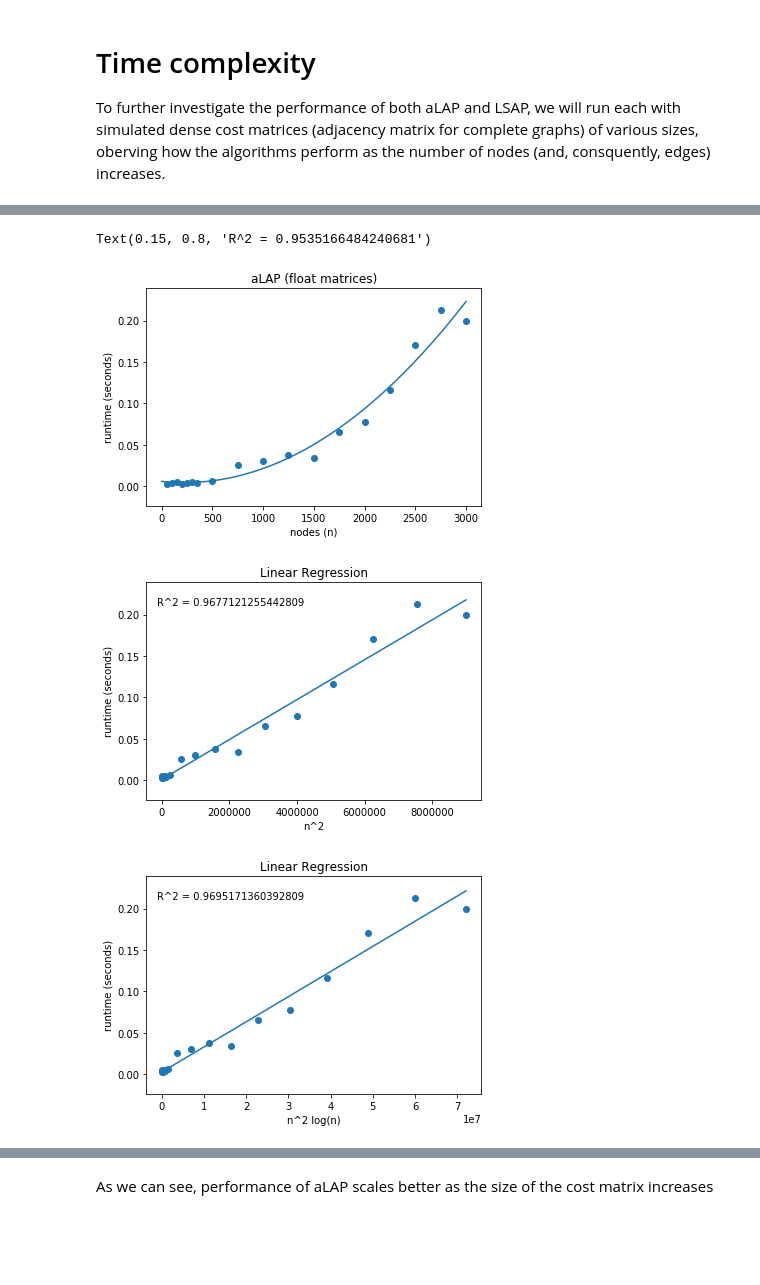
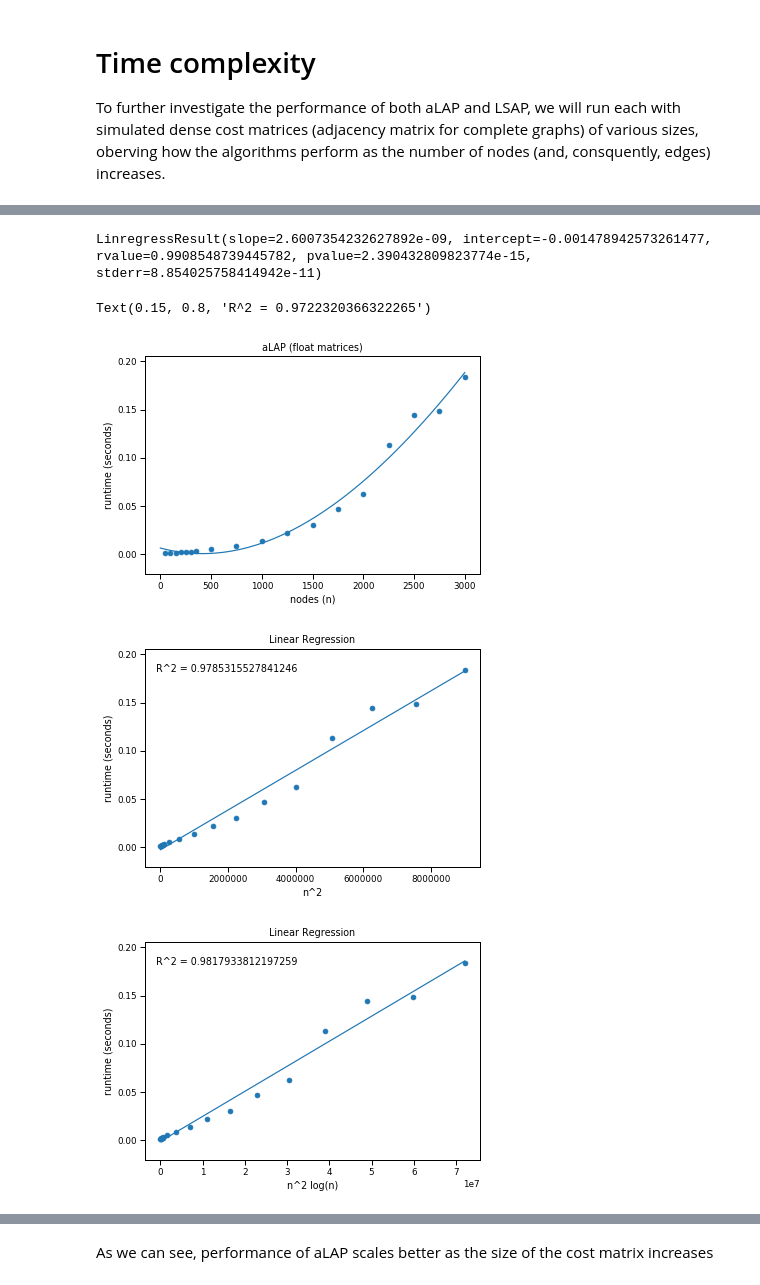
Before and after one commit to asaadeldin11/nbview, a Jupyter notebook: aLAP_code.ipynb, the cells around one changed output, grey strips where cells are left out. Cells and saved outputs as stored; diff of their text form; code cells hidden in the pictures; blank space fills up the shorter version.

```diff
--- a/aLAP_code.ipynb
+++ b/aLAP_code.ipynb
@@ -260,7 +282,7 @@ n = [50, 100, 150, 200, 250, 300, 350,500,750, 1000, 1250, 1500,
      1750, 2000, 2250, 2500, 2750, 3000]
 scipy = np.zeros(len(n))
 alap = np.zeros(len(n))
-reps = 5
+reps = 15
 
 for i, node in enumerate(n):
     for j in range(reps):
@@ -284,6 +306,7 @@ A = dense_matrix(node)'''
     #print(i)
 # %%
 from scipy.stats import linregress
+sns.set_context('paper')
 plt.scatter(n, alap)
 # coef = np.polyfit([i**2 for i in n], alap[:,0], 2)
 coef = np.polyfit(n, alap, 3)
@@ -301,34 +324,36 @@ res = linregress([i**2 for i in n], alap)
 y_new = np.poly1d([res[0], res[1]])
 m = np.max([(i**2) for i in n])
 plt.plot(np.linspace(0,m,100), y_new(np.linspace(0,m,100)))
 plt.title("Linear Regression")
 plt.ylabel('runtime (seconds)')
 plt.xlabel('n^2')
 plt.figtext(0.15,0.80, 'R^2 = '+ str(res[2]**2))
 
 plt.figure()
 plt.scatter([(i**2)*np.log(i) for i in n], alap)
 res = linregress([(i**2)*np.log(i) for i in n], alap)
 y_new = np.poly1d([res[0], res[1]])
+print(res)
 m = np.max([(i**2)*np.log(i) for i in n])
 plt.plot(np.linspace(0,m,100), y_new(np.linspace(0,m,100)))
 plt.title("Linear Regression")
 plt.ylabel('runtime (seconds)')
 plt.xlabel('n^2 log(n)')
 plt.figtext(0.15,0.80, 'R^2 = '+ str(res[2]**2))
 
 plt.figure()
 plt.scatter([(i**3) for i in n], alap)
 res = linregress([(i**3) for i in n], alap)
 y_new = np.poly1d([res[0], res[1]])
 m = np.max([(i**3) for i in n])
 plt.plot(np.linspace(0,m,100), y_new(np.linspace(0,m,100)))
 plt.title("Linear Regression")
 plt.ylabel('runtime (seconds)')
 plt.xlabel('n^3')
 plt.figtext(0.15,0.80, 'R^2 = '+ str(res[2]**2))
 # %% [output]
-Text(0.15, 0.8, 'R^2 = 0.9535166484240681')
+LinregressResult(slope=2.6007354232627892e-09, intercept=-0.001478942573261477, rvalue=0.9908548739445782, pvalue=2.390432809823774e-15, stderr=8.854025758414942e-11)
+Text(0.15, 0.8, 'R^2 = 0.9722320366322265')
-[figure, old version]
+[figure, new version]
-[figure, old version]
+[figure, new version]
-[figure, old version]
+[figure, new version]
```
Also changed, not shown: parts of 5 cells of this notebook.
